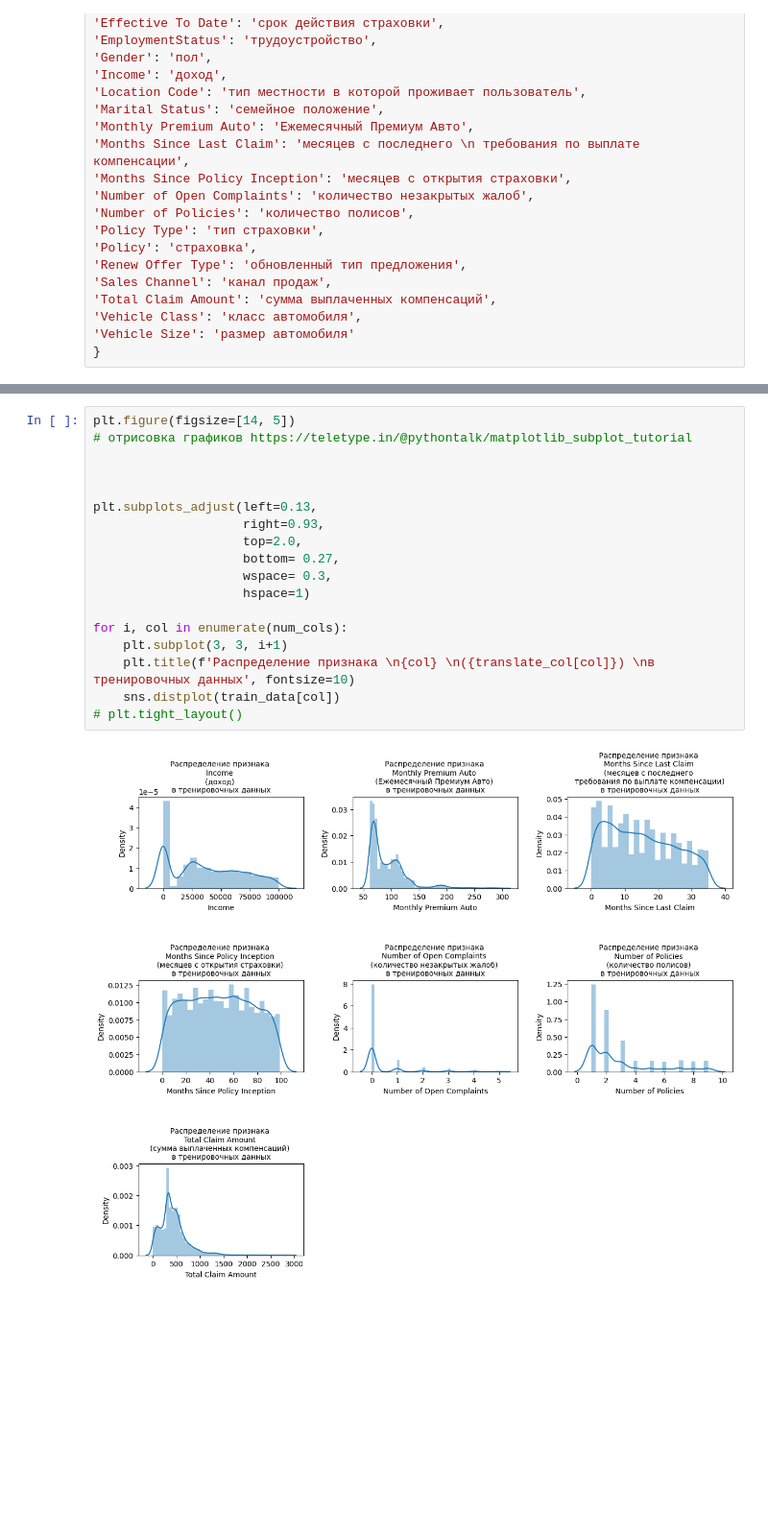
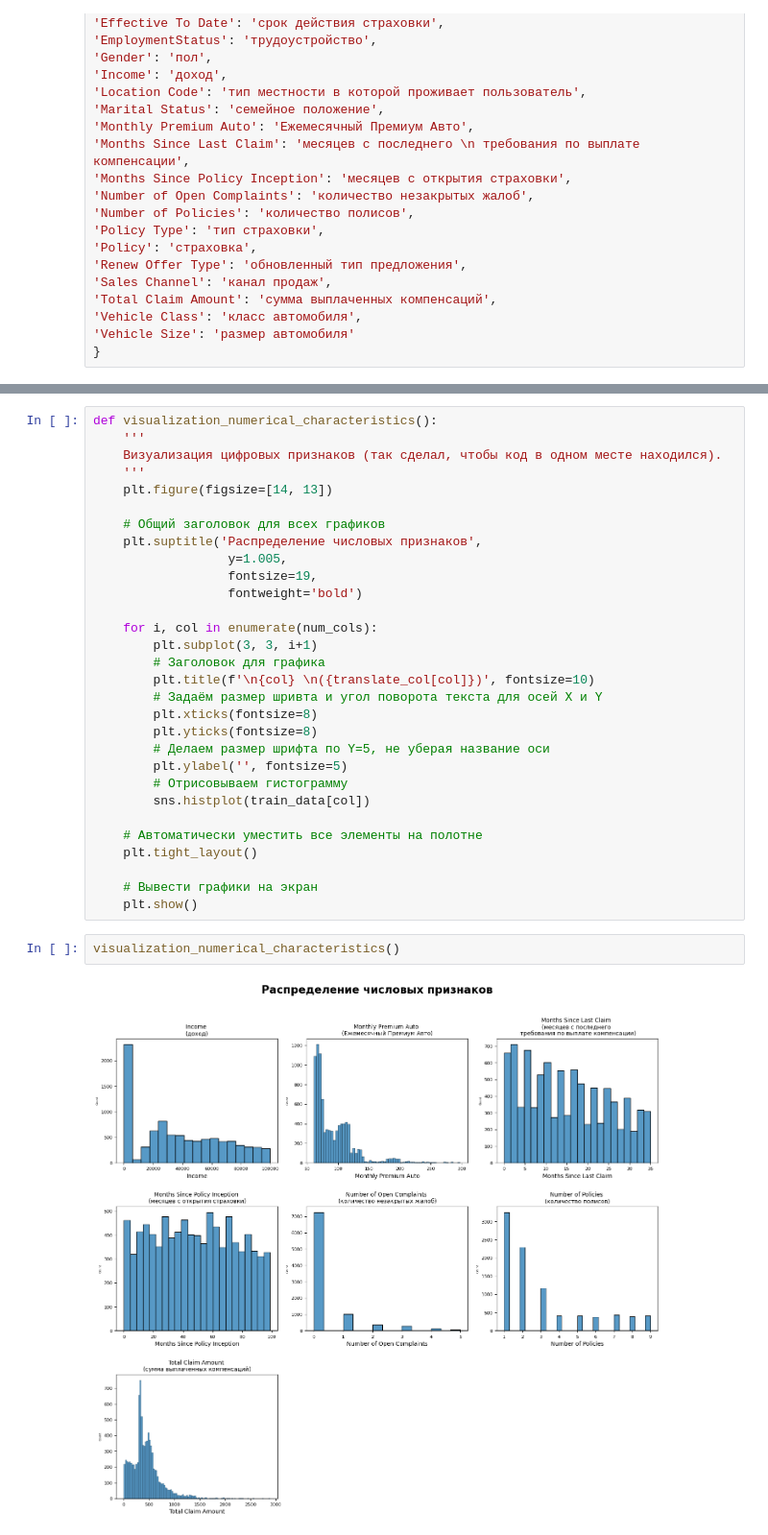
Before and after one commit to uc20100/Introduction-to-Data-Science, a Jupyter notebook: seminar_5/seminar_5.ipynb, the cells around one changed output, grey strips where cells are left out. Shown at 96% size. Saved outputs shown, nothing was run; the diff lists cells and outputs as text; blank space fills up the shorter version.

```diff
--- a/seminar_5/seminar_5.ipynb
+++ b/seminar_5/seminar_5.ipynb
@@ -235,20 +246,34 @@ translate_col = {
 # %%
-plt.figure(figsize=[14, 5])
-# отрисовка графиков https://teletype.in/@pythontalk/matplotlib_subplot_tutorial
+def visualization_numerical_characteristics():
+    '''
+    Визуализация цифровых признаков (так сделал, чтобы код в одном месте находился).
+    '''
+    plt.figure(figsize=[14, 13])
 
+    # Общий заголовок для всех графиков
+    plt.suptitle('Распределение числовых признаков',
+                  y=1.005,
+                  fontsize=19,
+                  fontweight='bold')
 
+    for i, col in enumerate(num_cols):
+        plt.subplot(3, 3, i+1)
+        # Заголовок для графика
+        plt.title(f'\n{col} \n({translate_col[col]})', fontsize=10)
+        # Задаём размер шривта и угол поворота текста для осей X и Y
+        plt.xticks(fontsize=8)
+        plt.yticks(fontsize=8)
+        # Делаем размер шрифта по Y=5, не уберая название оси
+        plt.ylabel('', fontsize=5)
+        # Отрисовываем гистограмму
+        sns.histplot(train_data[col])
 
-plt.subplots_adjust(left=0.13,
-                    right=0.93,
-                    top=2.0,
-                    bottom= 0.27,
-                    wspace= 0.3,
-                    hspace=1)
+    # Автоматически уместить все элементы на полотне
+    plt.tight_layout()
 
-for i, col in enumerate(num_cols):
-    plt.subplot(3, 3, i+1)
-    plt.title(f'Распределение признака \n{col} \n({translate_col[col]}) \nв тренировочных данных', fontsize=10)
-    sns.distplot(train_data[col])
-# plt.tight_layout()
+    # Вывести графики на экран
+    plt.show()
-# %% [output]
-[figure, removed]
+# %%
+visualization_numerical_characteristics()
+# %% [output]
+[figure, added]
```
Also changed, not shown: parts of 51 cells of this notebook.
